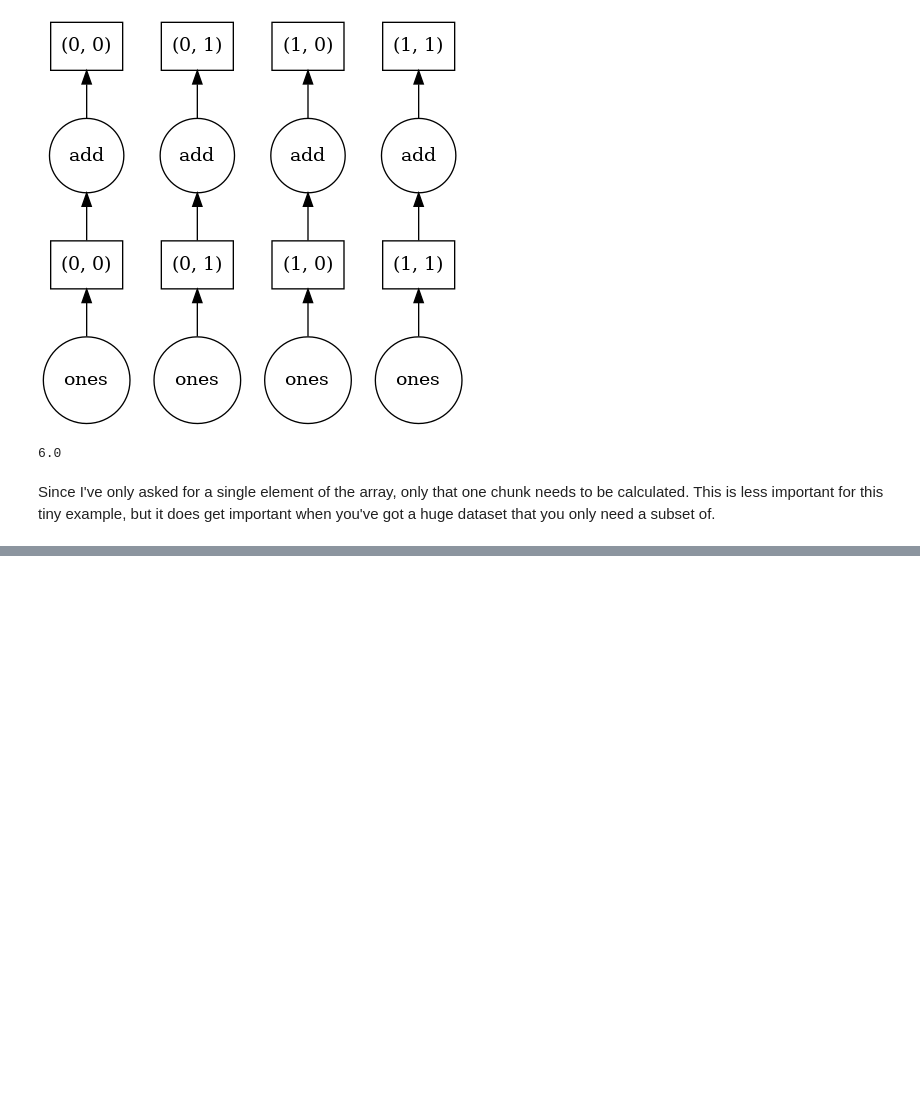
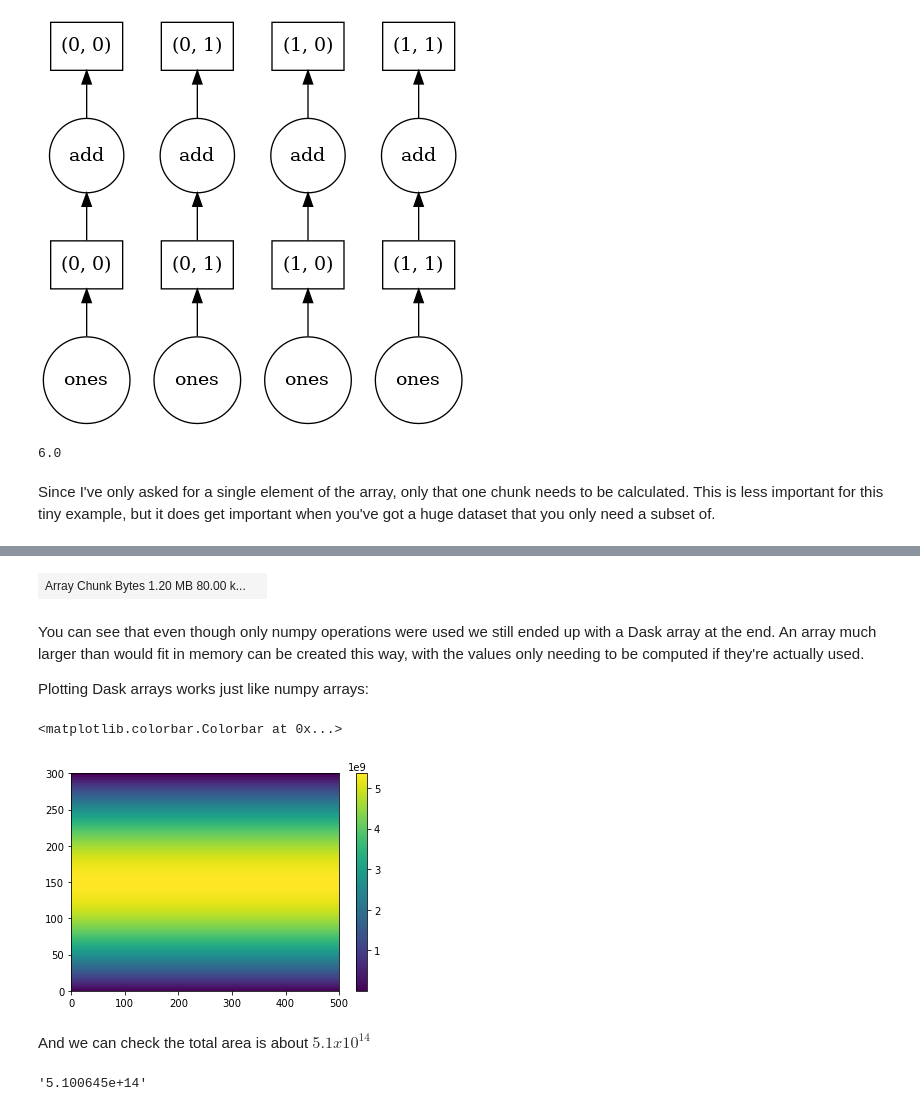
Before and after one commit to coecms-training/parallel, a Jupyter notebook: dask-intro.ipynb, the cells around one changed output, grey strips where cells are left out. Saved outputs shown, nothing was run; the diff lists cells and outputs as text; code cells hidden in the pictures; blank space fills up the shorter version.

```diff
--- a/dask-intro.ipynb
+++ b/dask-intro.ipynb
@@ -26,0 +48,45 @@ Since I've only asked for a single element of the array, only that one chunk nee
+# %%
+import numpy
+from numpy import deg2rad
+
+# Grid centres
+lon = dask.array.linspace(0, 360, num=500, endpoint=False, chunks=100)
+lat = dask.array.linspace(-90, 90, num=300, endpoint=True, chunks=100)
+
+# Grid spacing
+dlon = (lon[1] - lon[0]).compute()
+dlat = (lat[1] - lat[0]).compute()
+
+# Grid edges in radians
+lon0 = deg2rad(lon - dlon/2)
+lon1 = deg2rad(lon + dlon/2)
+lat0 = deg2rad((lat - dlat/2).clip(-90, 90))
+lat1 = deg2rad((lat + dlat/2).clip(-90, 90))
+
+# Compute cell dimensions
+cell_width = lon1 - lon0
+cell_height = numpy.sin(lat1) - numpy.sin(lat0)
+
+# Area
+R_earth = 6_371_000
+A = R_earth**2 * numpy.outer(cell_height, cell_width)
+A
+# %% [output]
+| Array Chunk Bytes 1.20 MB 80.00 k... |  |
+# %% [markdown]
+You can see that even though only numpy operations were used we still ended up with a Dask array at the end. An array much larger than would fit in memory can be created this way, with the values only needing to be computed if they're actually used.
+
+Plotting Dask arrays works just like numpy arrays:
+# %%
+import matplotlib.pyplot as plt
+plt.pcolormesh(A)
+plt.colorbar()
+# %% [output]
+<matplotlib.colorbar.Colorbar at 0x...>
+[figure, added]
+# %% [markdown]
+And we can check the total area is about $5.1 x 10^{14}$
+# %%
+'%e'%(A.sum().compute())
+# %% [output]
+'5.100645e+14'
```
Also changed, not shown: parts of 3 cells of this notebook.
